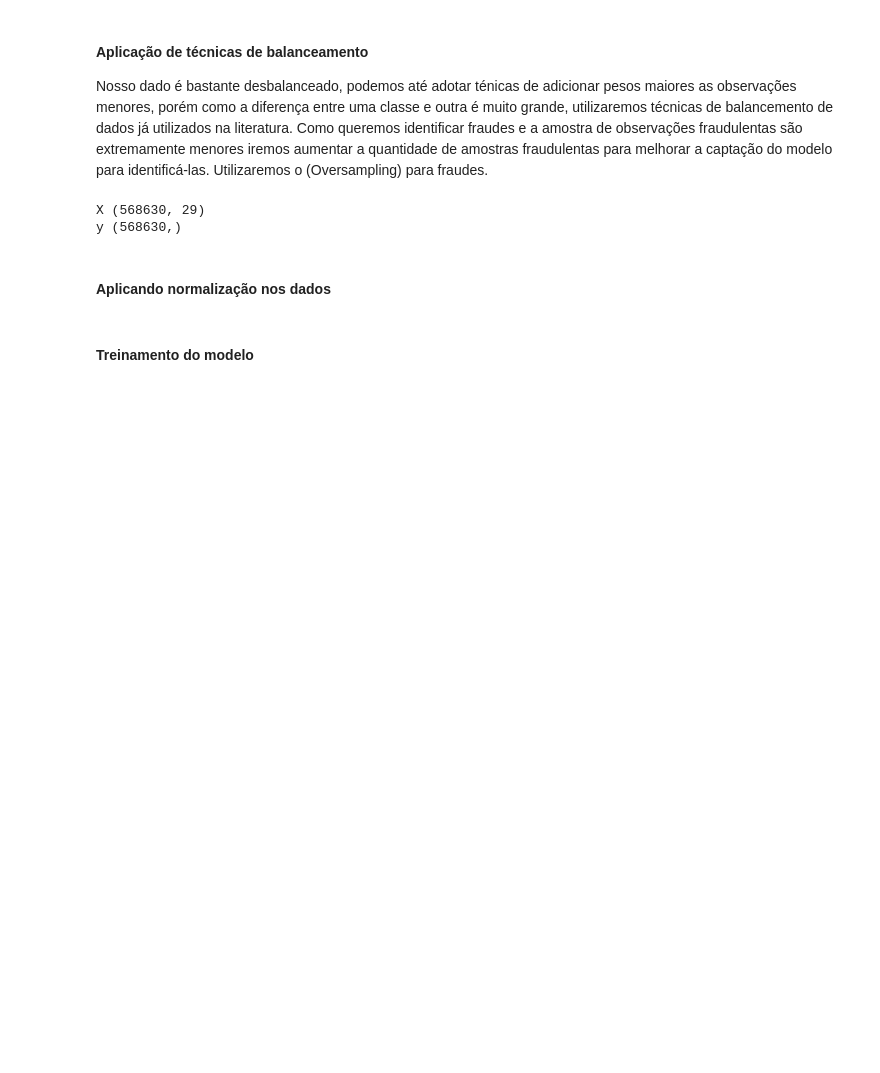
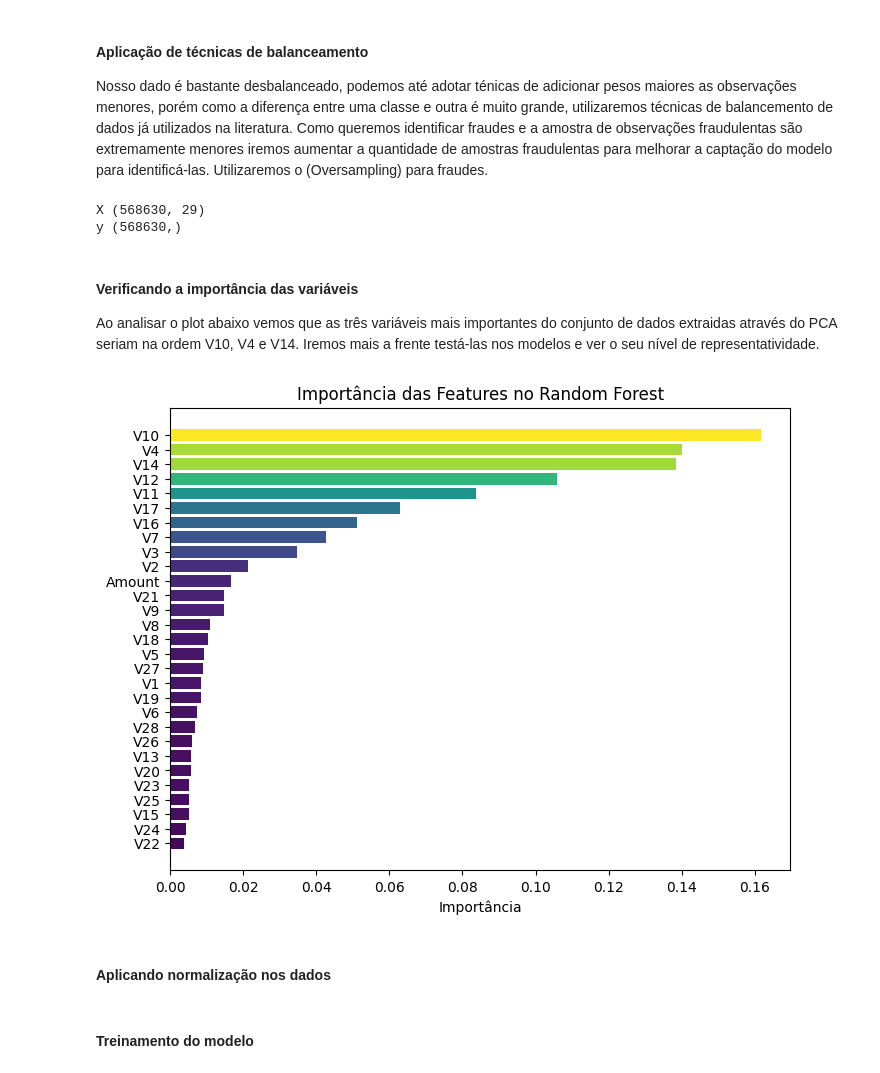
Before and after one commit to jonnathann/portifolio_ra, a Jupyter notebook: notebooks/risk_analisys.ipynb, the cells around one changed output. Saved outputs shown, nothing was run; the diff lists cells and outputs as text; code cells hidden in the pictures; blank space fills up the shorter version.

Commit message:
adicionando estudos de feature importance

```diff
--- a/notebooks/risk_analisys.ipynb
+++ b/notebooks/risk_analisys.ipynb
@@ -332,6 +332,44 @@ print('y', ovs_y.shape)
 # %% [output]
 X (568630, 29)
 y (568630,)
+# %% [markdown]
+#### Verificando a importância das variáveis
+
+Ao analisar o plot abaixo vemos que as três variáveis mais importantes do conjunto de dados extraidas através do PCA seriam na ordem V10, V4 e V14. Iremos mais a frente testá-las nos modelos e ver o seu nível de representatividade.
+# %%
+from sklearn.ensemble import RandomForestClassifier
+
+# Pegar apenas 10% do conjunto de dados
+X_train, X_test, y_train, y_test = train_test_split(ovs_X, ovs_y, test_size=0.9, random_state=42)
+
+# Criar e treinar o modelo RandomForest
+rf = RandomForestClassifier(n_estimators=100, random_state=42)
+rf.fit(X_train, y_train)
+
+# Obter a importância das features
+feature_importance = rf.feature_importances_
+
+# Criar um DataFrame para visualizar
+importance_df = pd.DataFrame({
+    'Feature': X.columns,
+    'Importance': feature_importance
+})
+
+# Ordenar as features pela sua importância
+importance_df = importance_df.sort_values(by='Importance', ascending=False)
+
+# Plotando o gráfico de barras com colormap
+plt.figure(figsize=(8, 6))
+
+# Usando um colormap 'viridis' que vai de cores mais frias (menos importantes) para mais quentes (mais importantes)
+plt.barh(importance_df['Feature'], importance_df['Importance'], color=plt.cm.viridis(importance_df['Importance'] / max(importance_df['Importance'])))
+
+plt.xlabel('Importância')
+plt.title('Importância das Features no Random Forest')
+plt.gca().invert_yaxis()  # Inverter o gráfico para as barras mais importantes ficarem no topo
+plt.show()
+# %% [output]
+[figure, added]
 # %% [markdown]
 #### Aplicando normalização nos dados
 # %%
```
Also changed, not shown: parts of 1 cell of this notebook.
